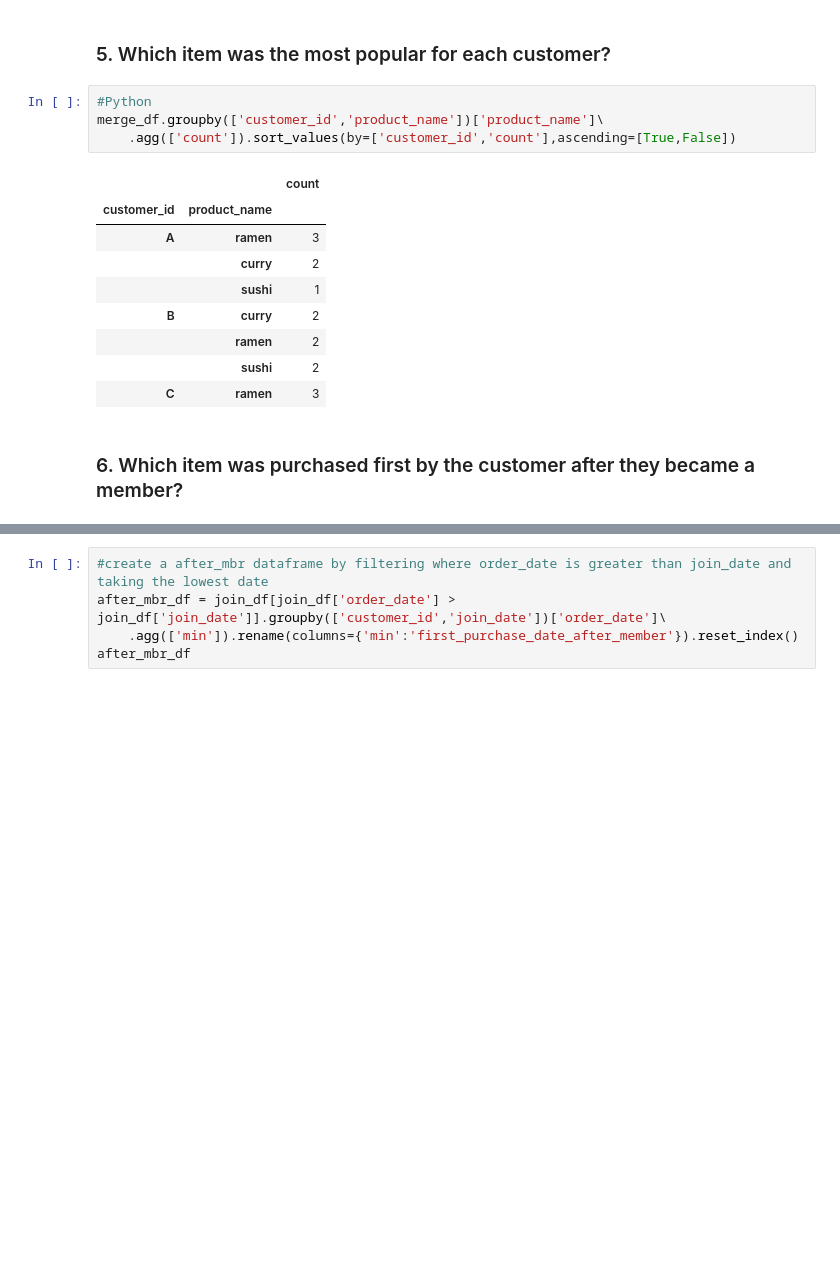
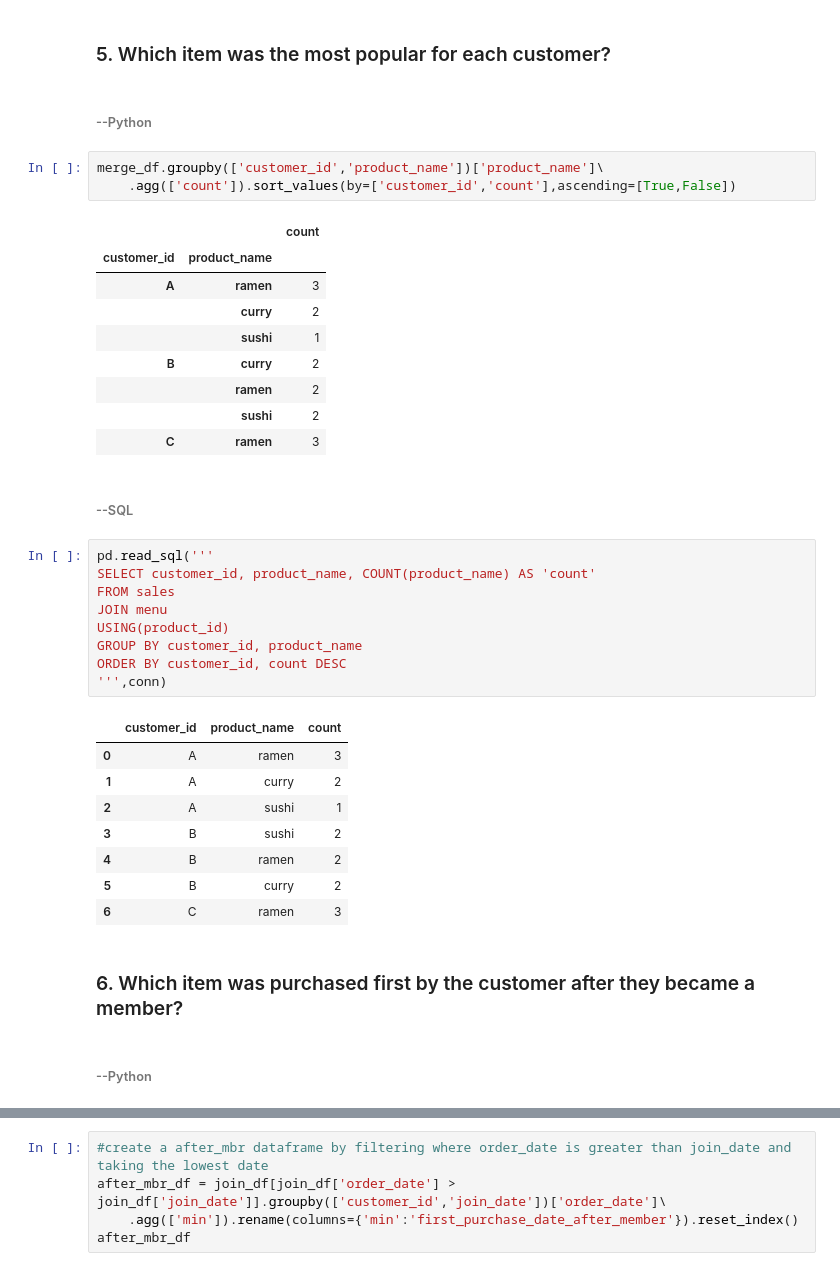
Before and after one commit to GeeSama/8weekSQLchallenge, a Jupyter notebook: dannys_diner.ipynb, the cells around one changed output, grey strips where cells are left out. Drawn from its saved outputs; the diff is of its cells as text; blank space fills up the shorter version.

```diff
--- a/dannys_diner.ipynb
+++ b/dannys_diner.ipynb
@@ -143,7 +276,8 @@ merge_df.groupby(['product_name']).agg({'product_name':['count']}).apply(lambda
 # %% [markdown]
 ### 5. Which item was the most popular for each customer?
+# %% [markdown]
+###### --Python
 # %%
-#Python
 merge_df.groupby(['customer_id','product_name'])['product_name']\
     .agg(['count']).sort_values(by=['customer_id','count'],ascending=[True,False])
 # %% [output]
@@ -156,6 +290,28 @@ merge_df.groupby(['customer_id','product_name'])['product_name']\
 |  | ramen | 2 |
 |  | sushi | 2 |
 | C | ramen | 3 |
+# %% [markdown]
+###### --SQL
+# %%
+pd.read_sql('''
+SELECT customer_id, product_name, COUNT(product_name) AS 'count'
+FROM sales
+JOIN menu
+USING(product_id)
+GROUP BY customer_id, product_name
+ORDER BY customer_id, count DESC
+''',conn)
+# %% [output]
+|  | customer_id | product_name | count |
+| 0 | A | ramen | 3 |
+| 1 | A | curry | 2 |
+| 2 | A | sushi | 1 |
+| 3 | B | sushi | 2 |
+| 4 | B | ramen | 2 |
+| 5 | B | curry | 2 |
+| 6 | C | ramen | 3 |
 # %% [markdown]
 ### 6. Which item was purchased first by the customer after they became a member?
+# %% [markdown]
+###### --Python
 # %%
```
Also changed, not shown: parts of 31 cells of this notebook.
